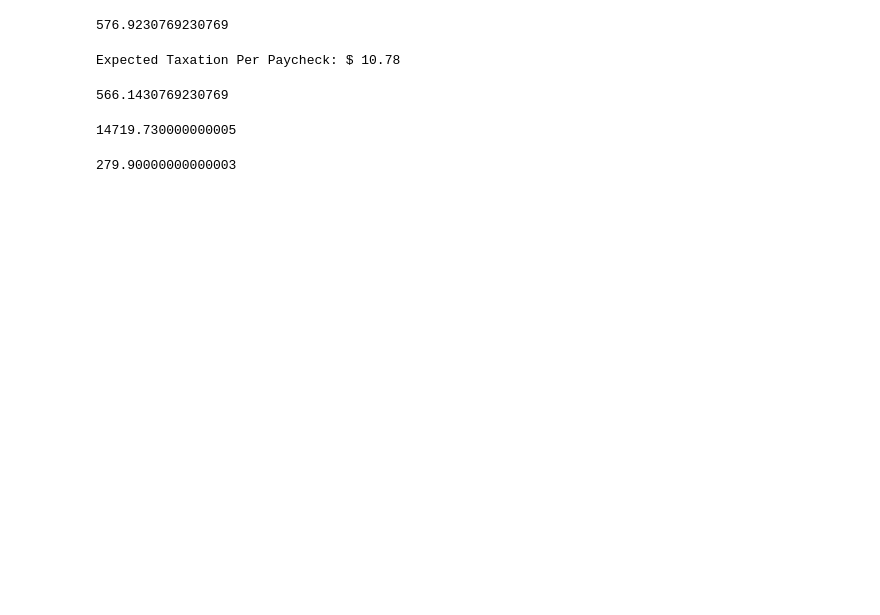
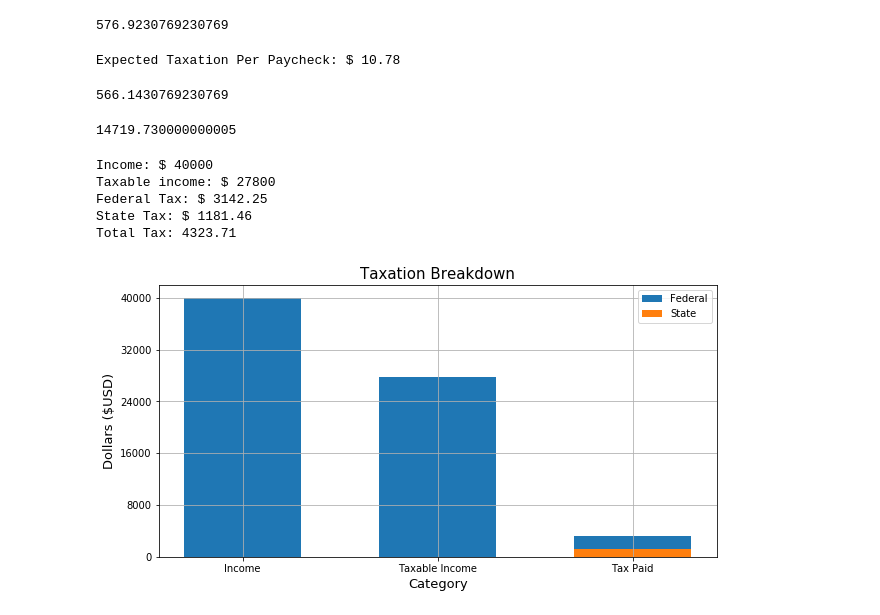
Before and after one commit to granetry/repo, a Jupyter notebook: tax_project/tax_project.ipynb, the cells around one changed output. Cells and saved outputs as stored; diff of their text form; code cells hidden in the pictures; blank space fills up the shorter version.

```diff
--- a/tax_project/tax_project.ipynb
+++ b/tax_project/tax_project.ipynb
@@ -123,0 +122,9 @@ Tax paid: $ 280.27
+# %%
+## State Taxes
+
+state_paid = 0
+
+for value in range(taxable):
+    if 0 < value:
+        net = 1 * 0.0425
+        state_paid += net
@@ -164,7 +203,28 @@ j = n - tax_paid
 j
 # %% [output]
 14719.730000000005
-# %%
-bracket_paid
-# %% [output]
-279.90000000000003
+# %%
+def Tax(n, s):
+    plt.figure(figsize=(10,5))
+
+
+    f = Federal(n, s)
+    s = State(n, s)
+
+    total_tax = f[2] + s[2]
+
+    plt.grid()
+    plt.legend()
+
+    print('Total Tax:',total_tax)
+
+    return
+# %%
+Tax(40000, single)
+# %% [output]
+Income: $ 40000
+Taxable income: $ 27800
+Federal Tax: $ 3142.25
+State Tax: $ 1181.46
+Total Tax: 4323.71
+[figure, added]
```
Also changed, not shown: parts of 9 cells of this notebook.
